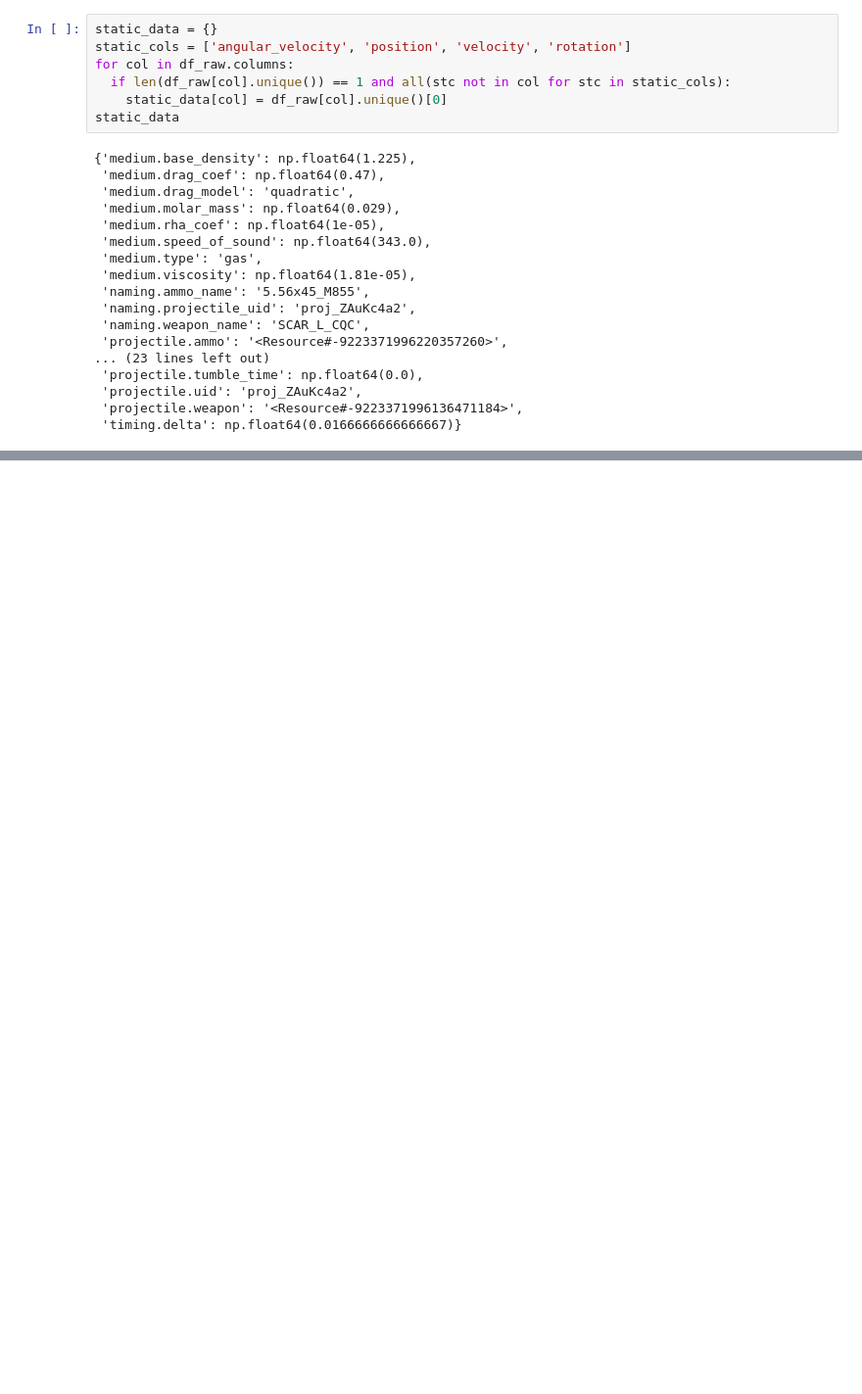
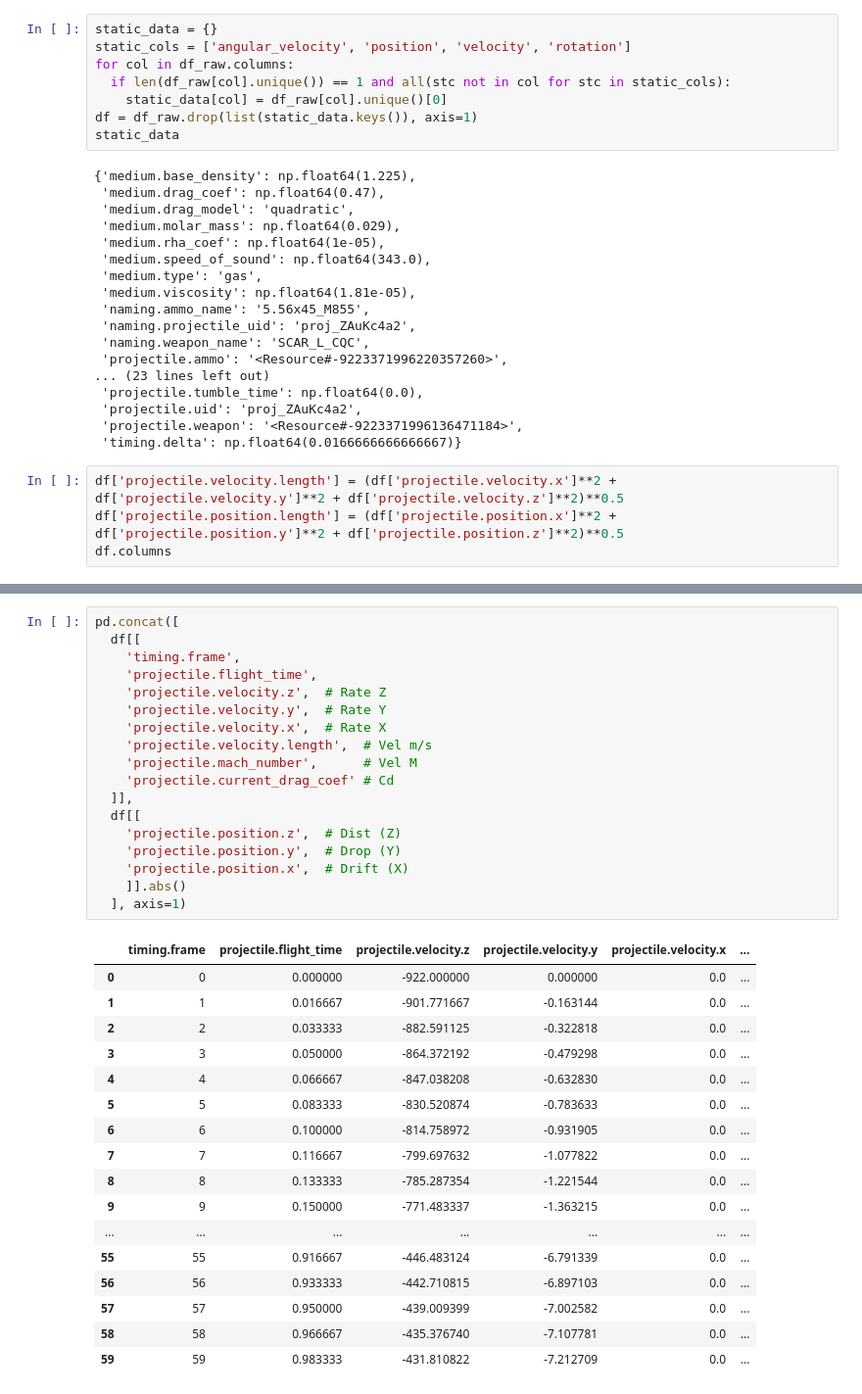
Before and after one commit to indigobx/yip-ballistics, a Jupyter notebook: analyze.ipynb, the cells around one changed output, grey strips where cells are left out. Shown at 98% size. Drawn from its saved outputs; the diff is of its cells as text; blank space fills up the shorter version.

```diff
--- a/analyze.ipynb
+++ b/analyze.ipynb
@@ -16,6 +17,7 @@ static_cols = ['angular_velocity', 'position', 'velocity', 'rotation']
 for col in df_raw.columns:
   if len(df_raw[col].unique()) == 1 and all(stc not in col for stc in static_cols):
     static_data[col] = df_raw[col].unique()[0]
+df = df_raw.drop(list(static_data.keys()), axis=1)
 static_data
 # %% [output]
 {'medium.base_density': np.float64(1.225),
@@ -35,3 +37,7 @@ static_data
  'projectile.uid': 'proj_ZAuKc4a2',
  'projectile.weapon': '<Resource#-9223371996136471184>',
  'timing.delta': np.float64(0.0166666666666667)}
+# %%
+df['projectile.velocity.length'] = (df['projectile.velocity.x']**2 + df['projectile.velocity.y']**2 + df['projectile.velocity.z']**2)**0.5
+df['projectile.position.length'] = (df['projectile.position.x']**2 + df['projectile.position.y']**2 + df['projectile.position.z']**2)**0.5
+df.columns
@@ -37,0 +152,36 @@ static_data
+# %%
+pd.concat([
+  df[[
+    'timing.frame',
+    'projectile.flight_time',
+    'projectile.velocity.z',  # Rate Z
+    'projectile.velocity.y',  # Rate Y
+    'projectile.velocity.x',  # Rate X
+    'projectile.velocity.length',  # Vel m/s
+    'projectile.mach_number',      # Vel M
+    'projectile.current_drag_coef' # Cd
+  ]],
+  df[[
+    'projectile.position.z',  # Dist (Z)
+    'projectile.position.y',  # Drop (Y)
+    'projectile.position.x',  # Drift (X)
+    ]].abs()
+  ], axis=1)
+# %% [output]
+|  | timing.frame | projectile.flight_time | projectile.velocity.z | projectile.velocity.y | projectile.velocity.x | ... |
+| 0 | 0 | 0.000000 | -922.000000 | 0.000000 | 0.0 | ... |
+| 1 | 1 | 0.016667 | -901.771667 | -0.163144 | 0.0 | ... |
+| 2 | 2 | 0.033333 | -882.591125 | -0.322818 | 0.0 | ... |
+| 3 | 3 | 0.050000 | -864.372192 | -0.479298 | 0.0 | ... |
+| 4 | 4 | 0.066667 | -847.038208 | -0.632830 | 0.0 | ... |
+| 5 | 5 | 0.083333 | -830.520874 | -0.783633 | 0.0 | ... |
+| 6 | 6 | 0.100000 | -814.758972 | -0.931905 | 0.0 | ... |
+| 7 | 7 | 0.116667 | -799.697632 | -1.077822 | 0.0 | ... |
+| 8 | 8 | 0.133333 | -785.287354 | -1.221544 | 0.0 | ... |
+| 9 | 9 | 0.150000 | -771.483337 | -1.363215 | 0.0 | ... |
+| ... | ... | ... | ... | ... | ... | ... |
+| 55 | 55 | 0.916667 | -446.483124 | -6.791339 | 0.0 | ... |
+| 56 | 56 | 0.933333 | -442.710815 | -6.897103 | 0.0 | ... |
+| 57 | 57 | 0.950000 | -439.009399 | -7.002582 | 0.0 | ... |
+| 58 | 58 | 0.966667 | -435.376740 | -7.107781 | 0.0 | ... |
+| 59 | 59 | 0.983333 | -431.810822 | -7.212709 | 0.0 | ... |
```
Also changed, not shown: parts of 3 cells of this notebook, 3 other files.
